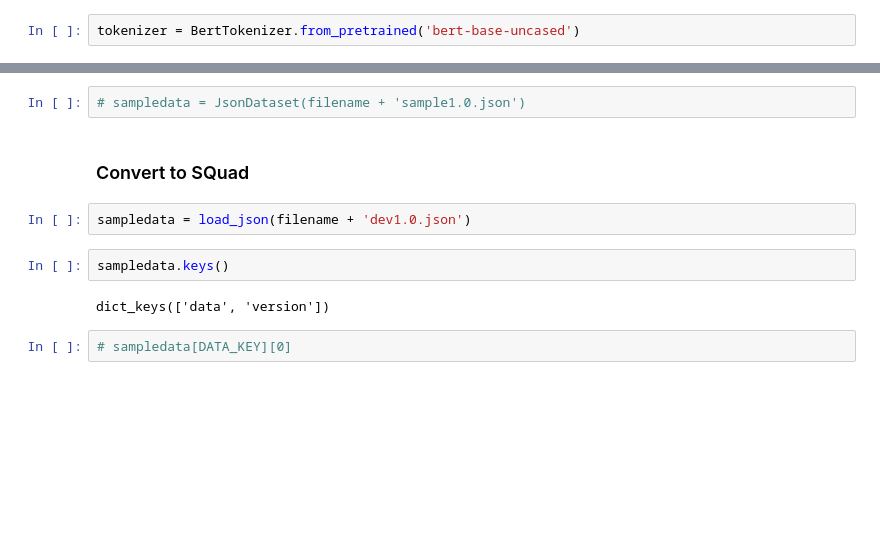
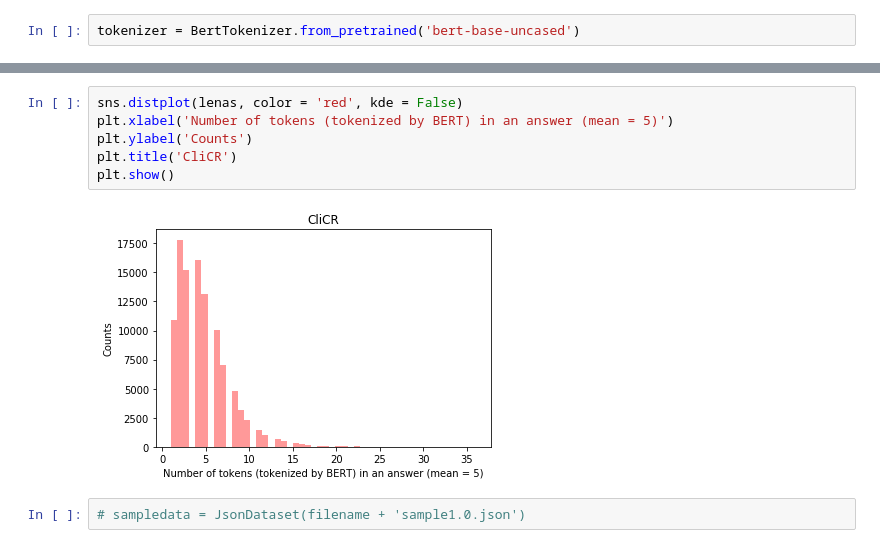
Before and after one commit to phuongpm241/thesis_work, a Jupyter notebook: exploration_data.ipynb, the cells around one changed output, grey strips where cells are left out. Cells and saved outputs as stored; diff of their text form; blank space fills up the shorter version.

```diff
--- a/exploration_data.ipynb
+++ b/exploration_data.ipynb
@@ -36,12 +78,10 @@ tokenizer = BertTokenizer.from_pretrained('bert-base-uncased')
+# %%
+sns.distplot(lenas, color = 'red', kde = False)
+plt.xlabel('Number of tokens (tokenized by BERT) in an answer (mean = 5)')
+plt.ylabel('Counts')
+plt.title('CliCR')
+plt.show()
+# %% [output]
+[figure, added]
 # %%
 # sampledata = JsonDataset(filename + 'sample1.0.json')
-# %% [markdown]
-### Convert to SQuad
-# %%
-sampledata = load_json(filename + 'dev1.0.json')
-# %%
-sampledata.keys()
-# %% [output]
-dict_keys(['data', 'version'])
-# %%
-# sampledata[DATA_KEY][0]
```
Also changed, not shown: parts of 24 cells of this notebook, 17 other files.
